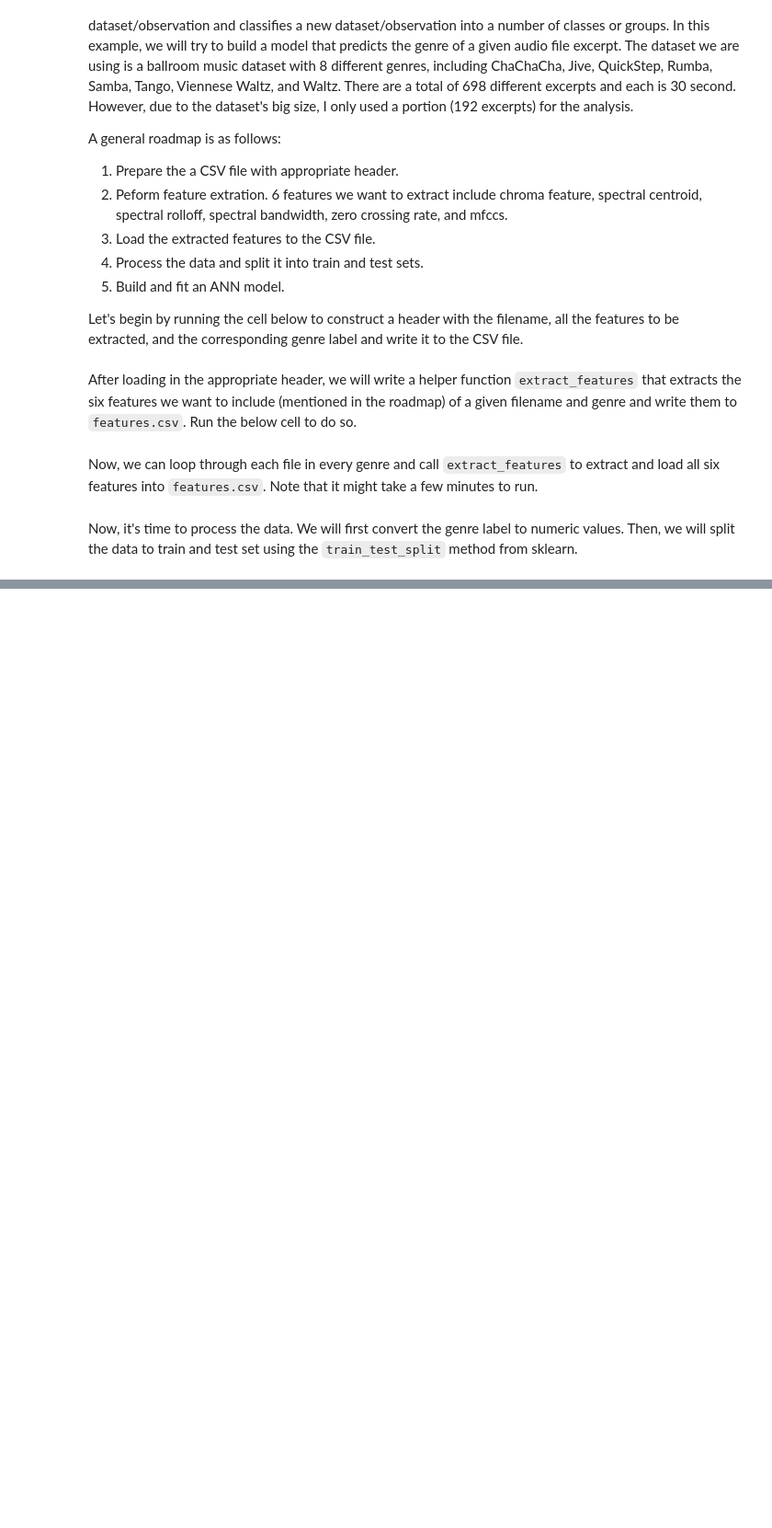
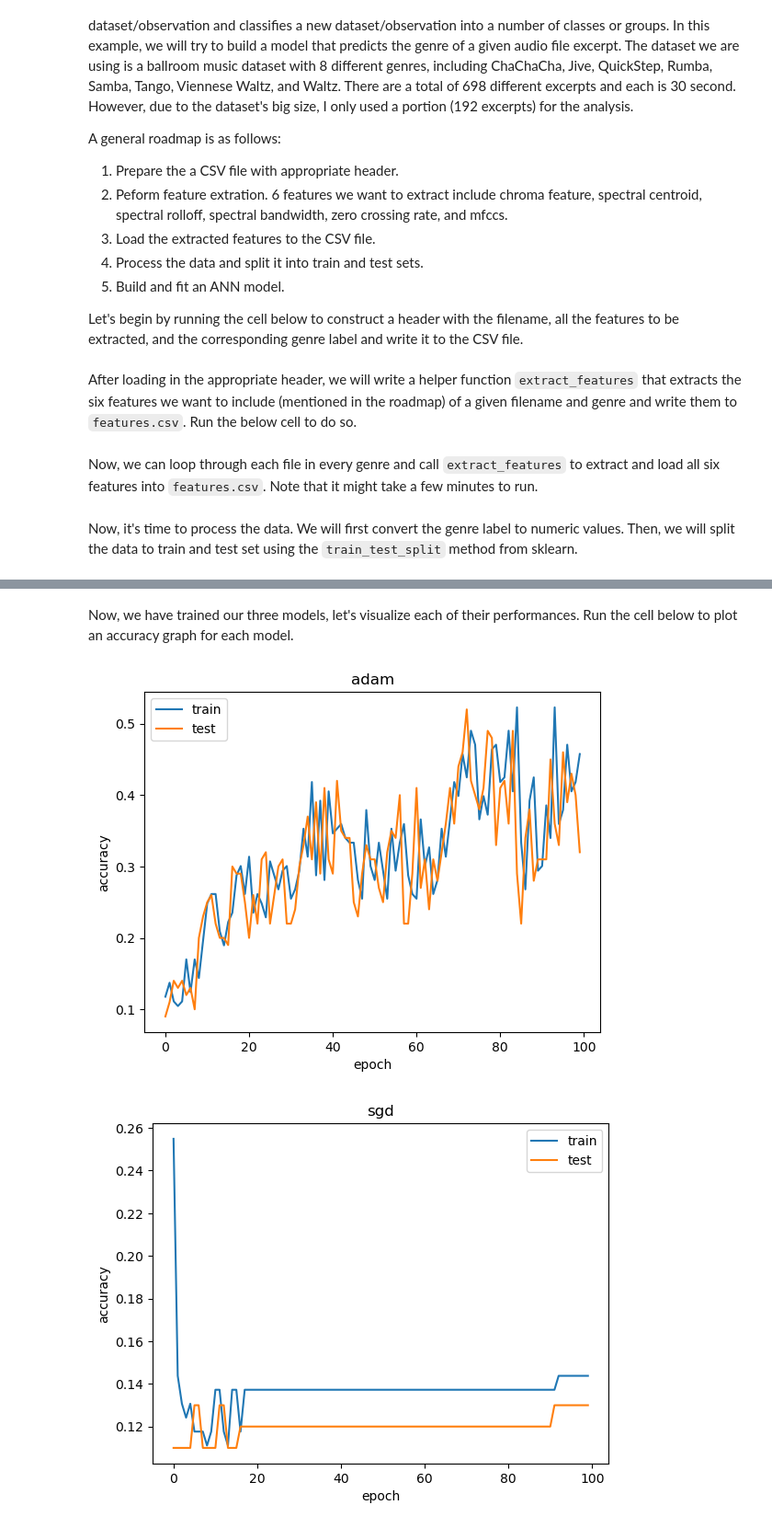
Before and after one commit to zhangemily0904/15388tutorial, a Jupyter notebook: audio_processing.ipynb, the cells around one changed output, grey strips where cells are left out. Shown at 92% size. Cells and saved outputs as stored; diff of their text form; code cells hidden in the pictures; blank space fills up the shorter version.

```diff
--- a/audio_processing.ipynb
+++ b/audio_processing.ipynb
@@ -369,3 +369,7 @@ df["label"] = df["label"].apply(convert)
 y = df["label"].to_numpy()
 
 X_train, X_test, y_train, y_test = train_test_split(X, y, test_size=0.2) # 80-20 split
+X_val = X_train[:100]
+X_train = X_train[100:]
+y_val = y_train[:100]
+y_train = y_train[100:]
@@ -373,0 +378,5 @@ Lastly, run the below cell to build an ANN model and fit it to the train set.
+# %%
+def train_model(model, optimizer):
+  model.compile(optimizer=optimizer, loss='sparse_categorical_crossentropy', metrics=['accuracy'])
+
+  return model.fit(X_train, y_train, epochs=100, batch_size=128, validation_data=(X_val, y_val)) #test on the validation sets
@@ -378,7 +389,9 @@ model = tf.keras.Sequential(
     tf.keras.layers.Dense(64, activation='relu'),
     tf.keras.layers.Dense(10, activation='softmax') ] )
 
-model.compile(optimizer='adam', loss='sparse_categorical_crossentropy', metrics=['accuracy'])
+optimizers = ["adam", "sgd", 'rmsprop']
+classifiers = [] # store in an array for plotting purposes
 
-classifier = model.fit(X_train, y_train, epochs=100, batch_size=128)
+for o in optimizers:
+  classifiers.append(train_model(model, o))
 # %% [output]
@@ -401,0 +415,16 @@ Epoch 100/100
+# %% [markdown]
+Now, we have trained our three models, let's visualize each of their performances. Run the cell below to plot an accuracy graph for each model.
+# %%
+i = 0
+for c in classifiers:
+  plt.plot(c.history["accuracy"])
+  plt.plot(c.history["val_accuracy"])
+  plt.ylabel("accuracy")
+  plt.xlabel("epoch")
+  plt.legend(["train", "test"])
+  plt.title(optimizers[i])
+  i += 1
+  plt.show();
+# %% [output]
+[figure, added]
+[figure, added]
```
Also changed, not shown: parts of 6 cells of this notebook.
